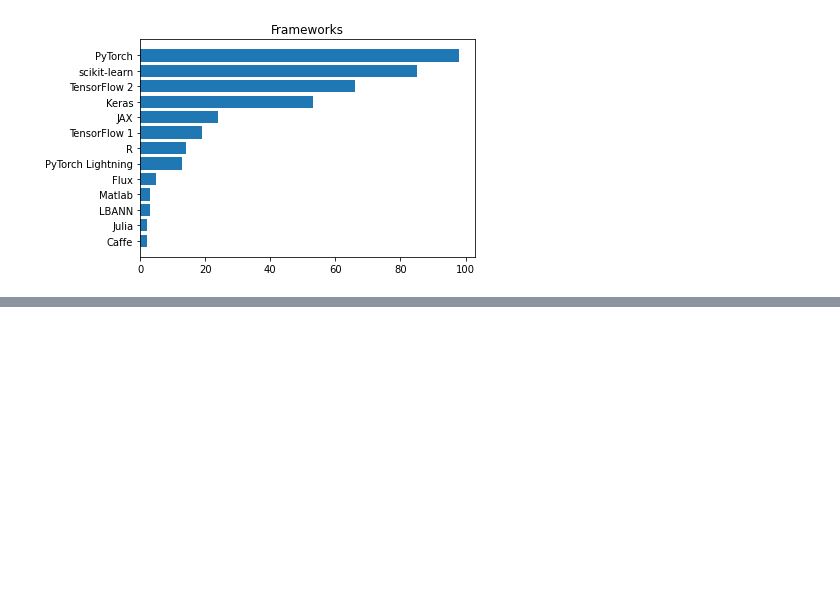
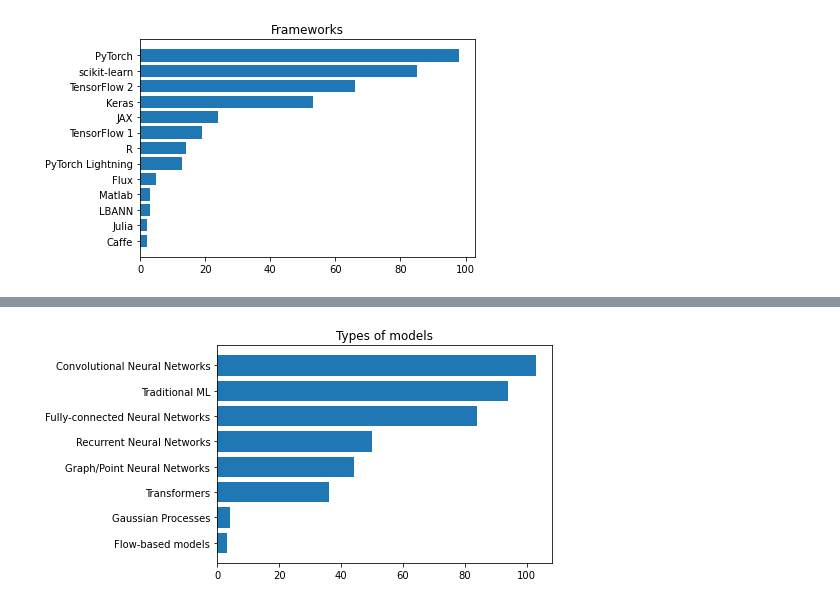
Before and after one commit to sparticlesteve/nersc-ml-survey, a Jupyter notebook: survey_analysis.ipynb, the cells around one changed output, grey strips where cells are left out. Drawn from its saved outputs; the diff is of its cells as text; code cells hidden in the pictures; blank space fills up the shorter version.

```diff
--- a/survey_analysis.ipynb
+++ b/survey_analysis.ipynb
@@ -154,0 +243,7 @@ ax.set_title('Frameworks');
+# %%
+models[models.str.contains('flow', case=False)] = 'Flow-based models'
+# %%
+models[models.str.contains('gaussian|gpr', case=False)] = 'Gaussian Processes'
+# %%
+model_counts = models.value_counts(ascending=True)
+model_counts
@@ -154,0 +271,10 @@ ax.set_title('Frameworks');
+# %%
+model_counts = model_counts[model_counts > 1]
+# %%
+# Make the plot
+fig, ax = plt.subplots()
+
+ax.barh(model_counts.index, model_counts)
+ax.set_title('Types of models');
+# %% [output]
+[figure, added]
```
Also changed, not shown: parts of 13 cells of this notebook.
